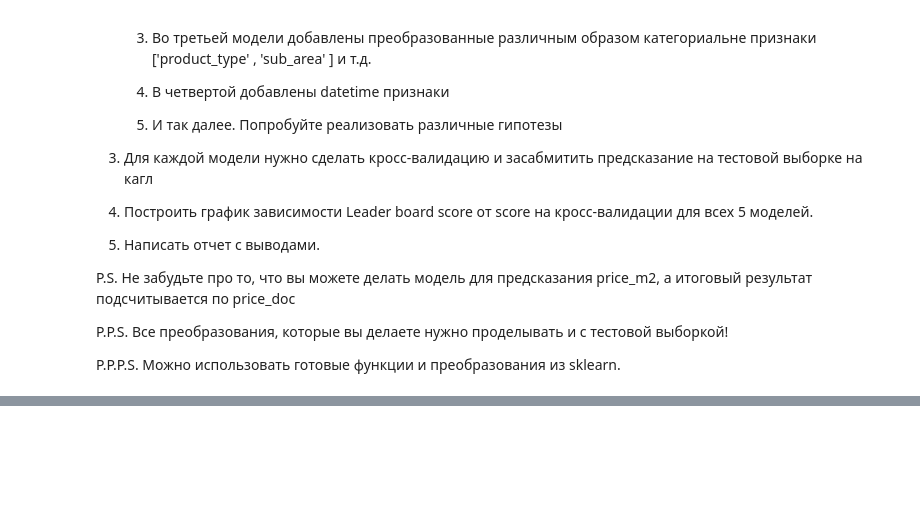
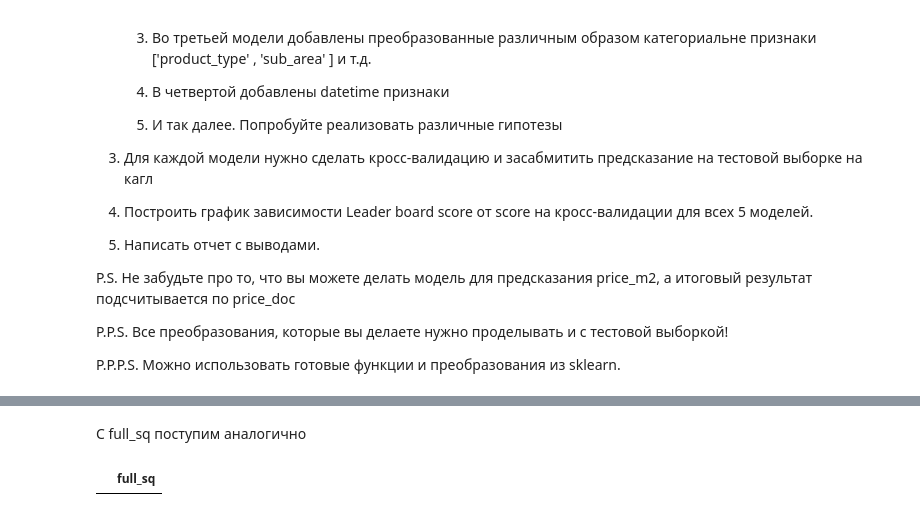
Before and after one commit to DenisKochetov/sber_housing_ml, a Jupyter notebook: notebooks/Data preparation.ipynb, the cells around one changed output, grey strips where cells are left out. Saved outputs shown, nothing was run; the diff lists cells and outputs as text; code cells hidden in the pictures; blank space fills up the shorter version.

```diff
--- a/notebooks/Data preparation.ipynb
+++ b/notebooks/Data preparation.ipynb
@@ -480,0 +545,6 @@ def make_prediction(model, predict_num):
+# %% [markdown]
+С full_sq поступим аналогично
+# %%
+train[['full_sq']][train['full_sq'].isna() == True].head(5)
+# %% [output]
+|  | full_sq |
```
Also changed, not shown: parts of 27 cells of this notebook.
